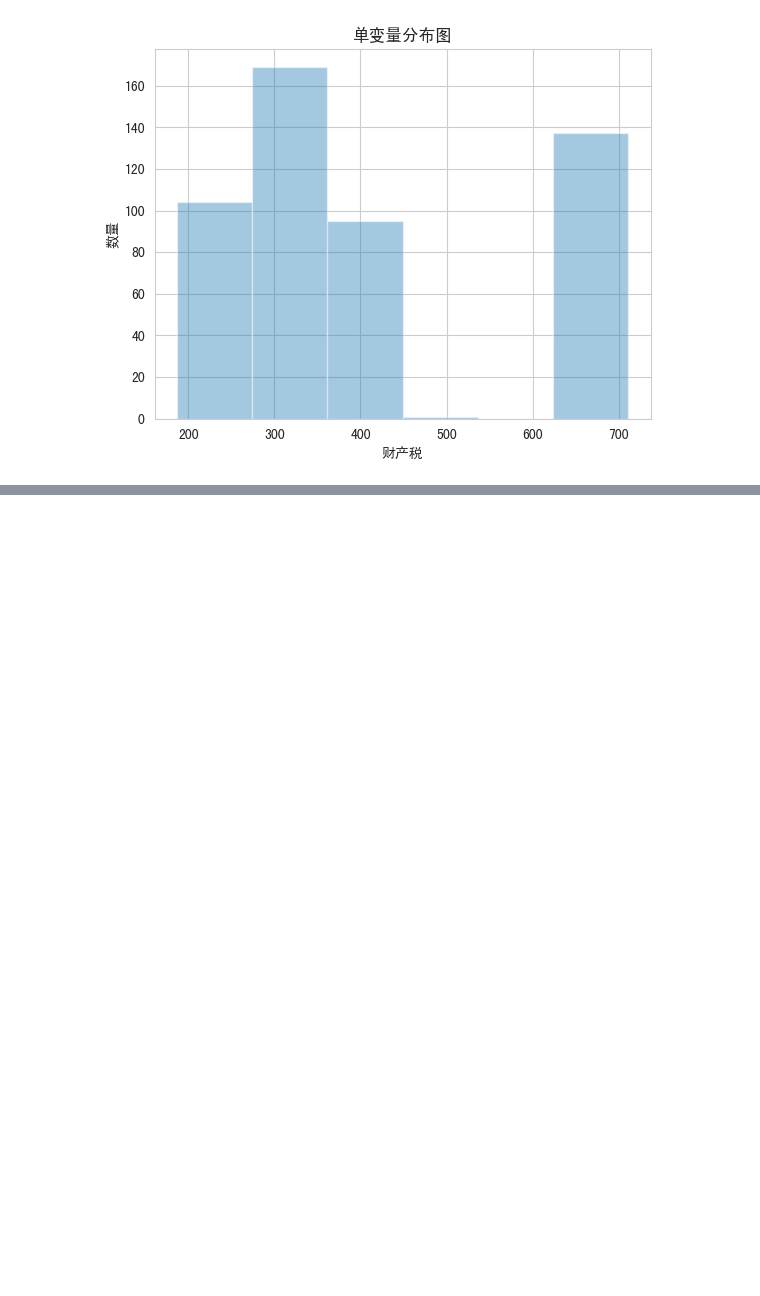
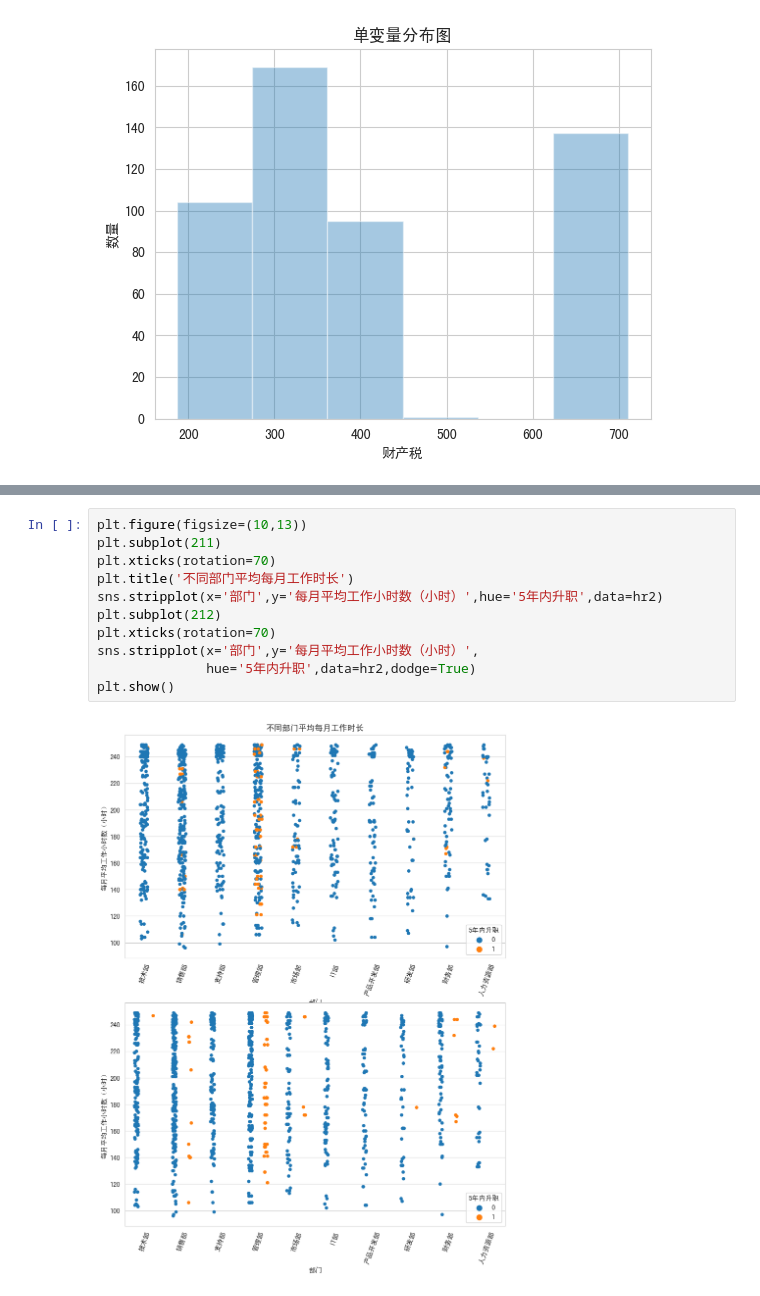
Before and after one commit to YcSaber/SchoolPyLesson1, a Jupyter notebook: data visualization/4/code/4-2.ipynb, the cells around one changed output, grey strips where cells are left out. Drawn from its saved outputs; the diff is of its cells as text; blank space fills up the shorter version.

```diff
--- a/data visualization/4/code/4-2.ipynb
+++ b/data visualization/4/code/4-2.ipynb
@@ -192,0 +216,13 @@ plt.show()
+# %%
+plt.figure(figsize=(10,13))
+plt.subplot(211)
+plt.xticks(rotation=70)
+plt.title('不同部门平均每月工作时长')
+sns.stripplot(x='部门',y='每月平均工作小时数（小时）',hue='5年内升职',data=hr2)
+plt.subplot(212)
+plt.xticks(rotation=70)
+sns.stripplot(x='部门',y='每月平均工作小时数（小时）',
+              hue='5年内升职',data=hr2,dodge=True)
+plt.show()
+# %% [output]
+[figure, added]
```
Also changed, not shown: parts of 8 cells of this notebook, 31 other files.
